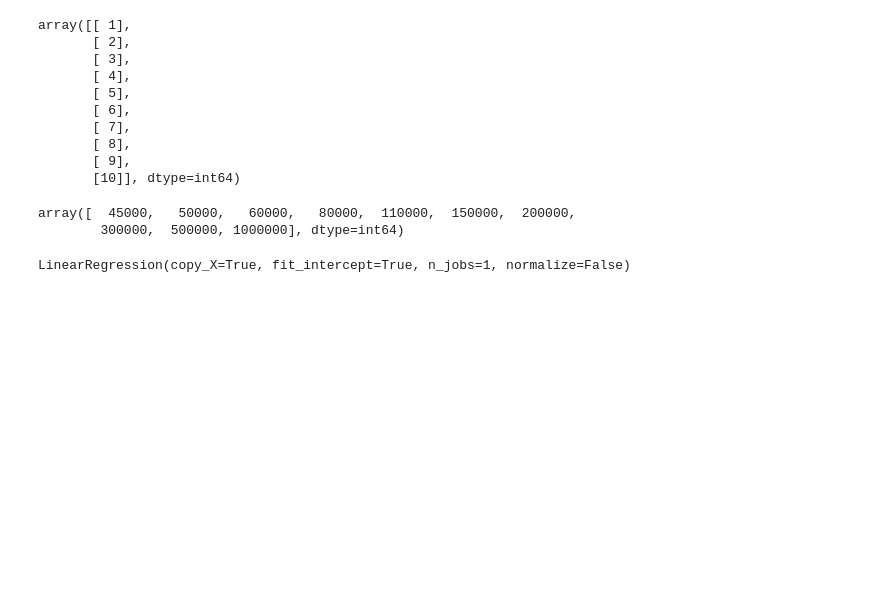
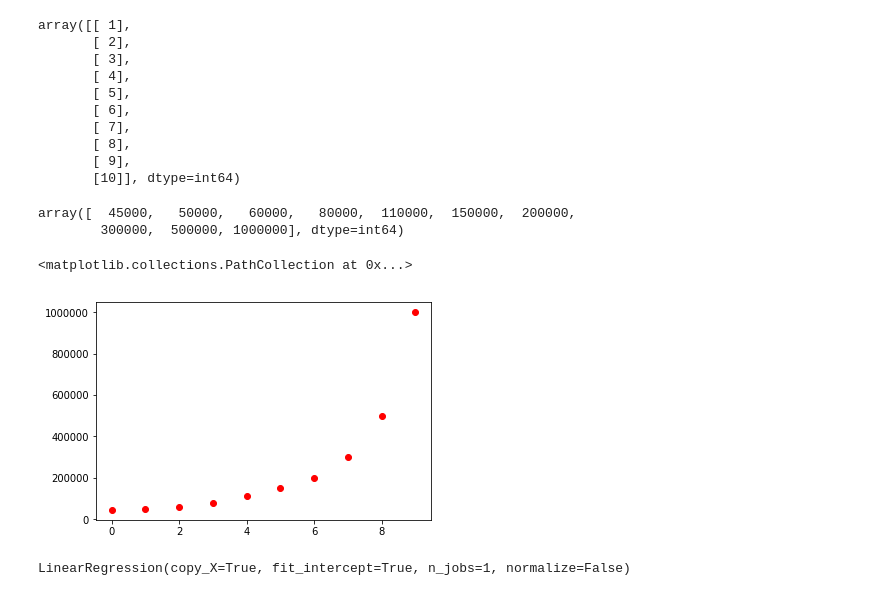
Before and after one commit to innovator-arjun/Machine-Learning-Algorithms, a Jupyter notebook: Regression/Polynomial Linear Regression.ipynb, the cells around one changed output. Drawn from its saved outputs; the diff is of its cells as text; code cells hidden in the pictures; blank space fills up the shorter version.

```diff
--- a/Regression/Polynomial Linear Regression.ipynb
+++ b/Regression/Polynomial Linear Regression.ipynb
@@ -91,4 +95,9 @@ y
 # %% [output]
 array([  45000,   50000,   60000,   80000,  110000,  150000,  200000,
         300000,  500000, 1000000], dtype=int64)
+# %%
+plt.scatter(X,y,color='red')
+# %% [output]
+<matplotlib.collections.PathCollection at 0x...>
+[figure, added]
 # %%
```
Also changed, not shown: parts of 10 cells of this notebook.
